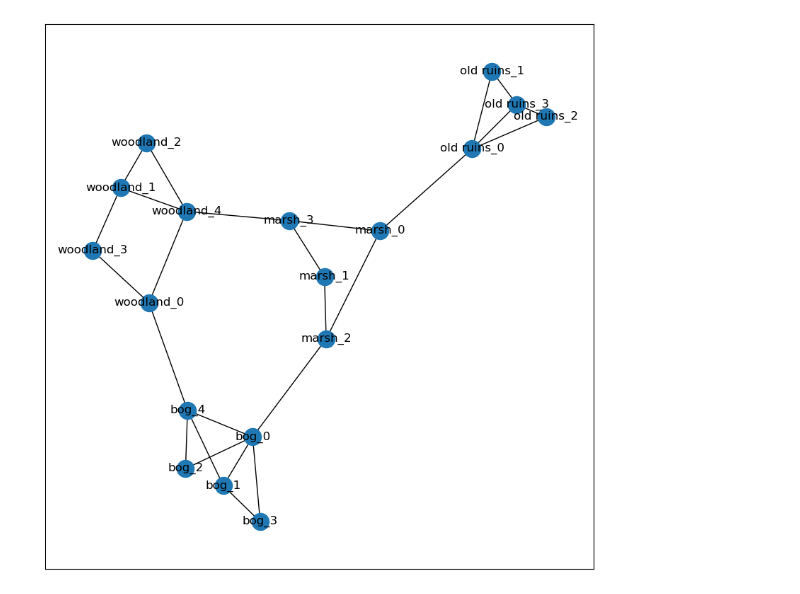
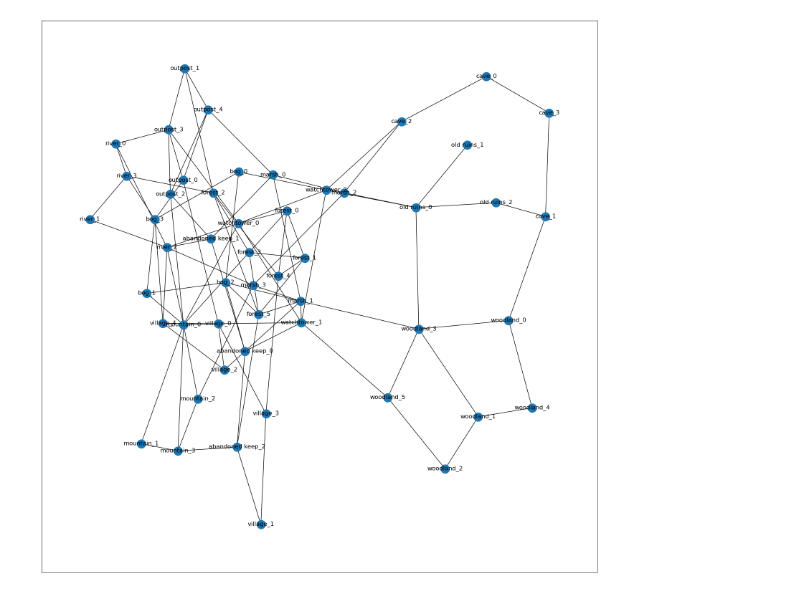
Before and after one commit to JustinLloyd/banderschnappen, a Jupyter notebook: notebooks/graph-test.ipynb, the cells around one changed output. Saved outputs shown, nothing was run; the diff lists cells and outputs as text; code cells hidden in the pictures.

```diff
--- a/notebooks/graph-test.ipynb
+++ b/notebooks/graph-test.ipynb
@@ -13,7 +13,7 @@ import random
 
 # And by doing this we end up with a map that can be navigated by the players, but makes somewhat logical sense in how it is connected.
 def generate_map(n_zones=3, min_locations=3,max_locations=6, max_depth=3):
-    zone_names = ['woodland','old ruins','bog','marsh','watchtower','abandoned keep','village','forest']
+    zone_names = ['woodland','old ruins','bog','marsh','watchtower','abandoned keep','village','forest',"outpost","cave","river","mountain","lake","waterfall","beach","coast","cliff","canyon","desert","oasis","dunes","jungle","swamp","volcano","island","grassland","shrubland","wetland""estuary"]
     G = nx.Graph()
 
     # Create the zones and locations with associated depth
@@ -66,7 +66,7 @@ def remove_zones(G, zones):
 # %%
 # a map is represented as a graph, at the top is the environment, and an environment encompasses a number of distinct zones, and within each zone there is a related set of locations.
 
-the_graph, the_zones, the_depths = generate_map(4)
+the_graph, the_zones, the_depths = generate_map(12)
 the_graph = remove_zones(the_graph, the_zones)
 # %%
 def find_unreachable_pairs(G):
@@ -128,7 +128,7 @@ the_graph = connect_islands(the_graph)
 # for zone, depth in zip(the_zones, the_depths):
 #     print(f"{zone} depth: {depth}")
 # %%
-plt.figure(figsize=(10, 10))
+plt.figure(figsize=(20, 20))
 nx.draw_networkx(the_graph, with_labels=True)
 # %% [output]
-[figure, old version]
+[figure, new version]
```
Also changed, not shown: 3 other files.
